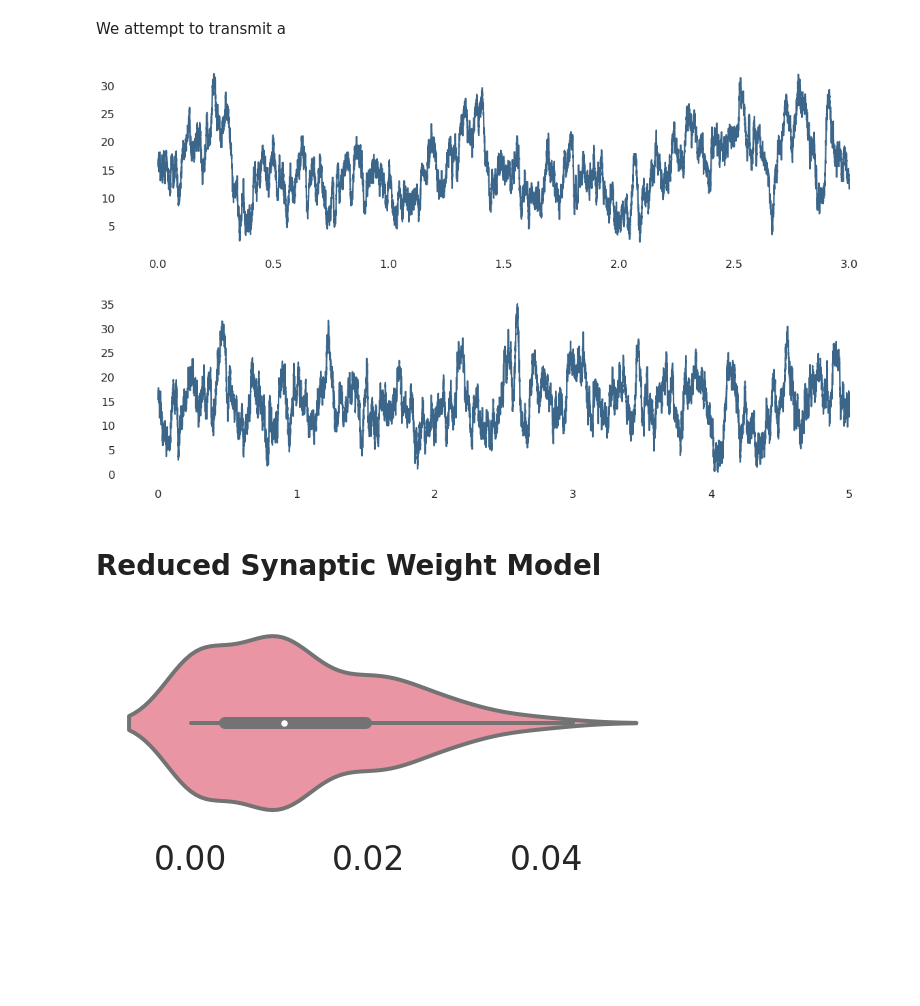
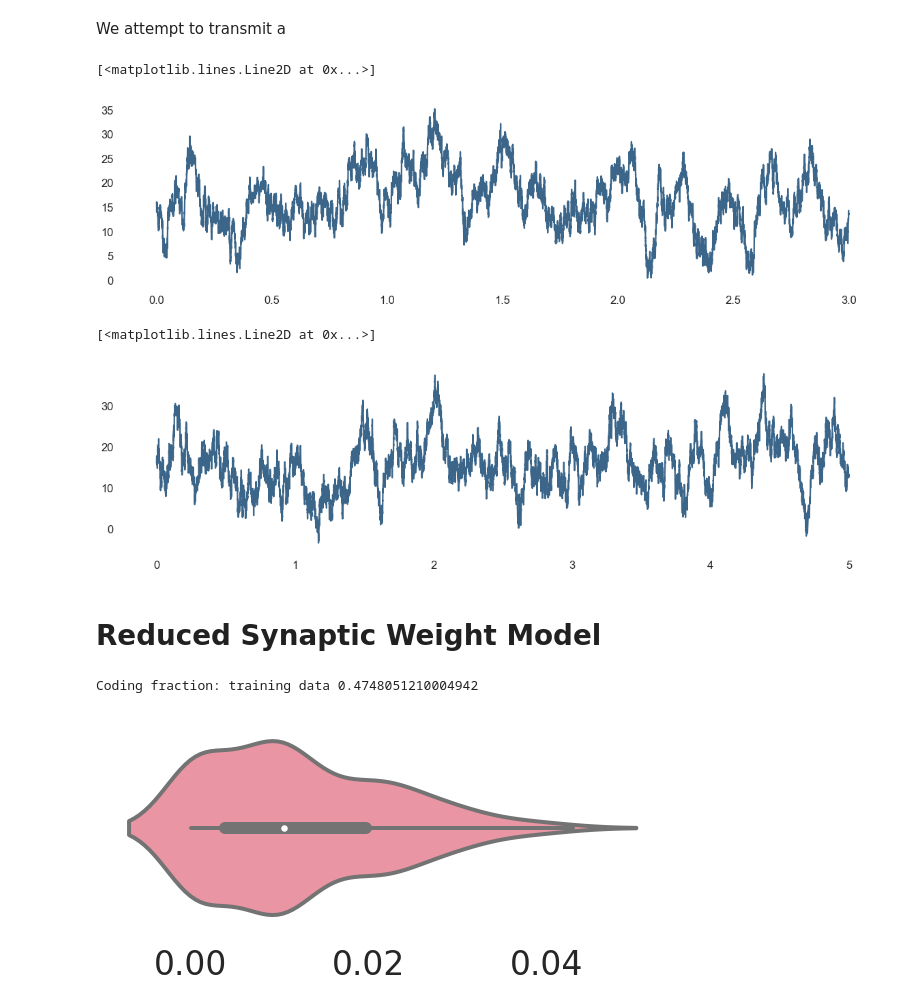
Before and after one commit to nsbspl/async-spike-propagation, a Jupyter notebook: main.ipynb, the cells around one changed output. Drawn from its saved outputs; the diff is of its cells as text; code cells hidden in the pictures; blank space fills up the shorter version.

```diff
--- a/main.ipynb
+++ b/main.ipynb
@@ -95,7 +96,7 @@ test_t_stop = 5000.0
 
 INP_OU_TAU = 50.0
 
-RESULTS_DIR = "./results"
+RESULTS_DIR = "./results/ieee_rev"
 GRAPHS_DIR = "./graphs"
 
 default_style()
@@ -103,19 +104,26 @@ default_style()
 BLUE = '#3b668a'
 # %% [markdown]
 We attempt to transmit a
+# %%
+LOAD_TRAIN = True
+load_train_file = "ieee-rev-train-3.0s.npy"
 # %%
 # INPUT: Slow Signal
-start_time = time.time()
+if LOAD_TRAIN:
+    i_inj = np.load(os.path.join(RESULTS_DIR, load_train_file))
+else:
+    t = np.arange(0, t_stop * 1.0e-3, 1.0e-4)
+    input_slow, _ = ouprocess_gaussian(INP_OU_TAU, dt, t_stop, 1)
+    i_inj = 16.0 + 6.0*input_slow
 
-t = np.arange(0, t_stop * 1.0e-3, 1.0e-4)
-input_slow, _ = ouprocess_gaussian(INP_OU_TAU, dt, t_stop, 1)
-i_inj = 16.0 + 6.0*input_slow
+    np.save(os.path.join(RESULTS_DIR, load_train_file), i_inj)
 
 plt.figure(figsize=(20,5))
 plt.plot(t, i_inj, color=BLUE)
 # plt.title("Train Input: OUProcess")
 # plt.xlabel("t (sec)")
 # plt.ylabel("Current (pA)")
-plt.savefig((os.path.join(GRAPHS_DIR, "ieee-rev-training-inp.png")))
+# plt.savefig((os.path.join(GRAPHS_DIR, "ieee-rev-training-inp.png")))
 # %% [output]
+[<matplotlib.lines.Line2D at 0x...>]
-[figure, old version]
+[figure, new version]
@@ -122,17 +133,24 @@ plt.savefig((os.path.join(GRAPHS_DIR, "ieee-rev-training-inp.png")))
 # %%
-test_t = np.arange(0, test_t_stop * 1.0e-3, 1.0e-4)
+# INPUT: Slow Signal
+if LOAD_TEST:
+    test_i_inj = np.load(os.path.join(RESULTS_DIR, load_test_file))
+else:
+    test_t = np.arange(0, test_t_stop * 1.0e-3, 1.0e-4)
 
-test_input_slow, _ = ouprocess_gaussian(INP_OU_TAU, dt, test_t_stop, 1)
-test_i_inj = 16.0 + 6.0*test_input_slow
+    test_input_slow, _ = ouprocess_gaussian(INP_OU_TAU, dt, test_t_stop, 1)
+    test_i_inj = 16.0 + 6.0*test_input_slow
+
+    np.save(os.path.join(RESULTS_DIR, load_test_file), test_i_inj)
 
 plt.figure(figsize=(20,5))
 plt.plot(test_t, test_i_inj, color=BLUE)
 # plt.title("Test Input: OUProcess")
 # plt.xlabel("t (sec)")
 # plt.ylabel("Current (pA)")
-plt.savefig((os.path.join(GRAPHS_DIR, "ieee-rev-test-inp.png")))
+# plt.savefig((os.path.join(GRAPHS_DIR, "ieee-rev-test-inp.png")))
 # %% [output]
+[<matplotlib.lines.Line2D at 0x...>]
-[figure, old version]
+[figure, new version]
 # %% [markdown]
 # Reduced Synaptic Weight Model
 # %%
@@ -146,6 +164,14 @@ else:
     layer = Layer(NUM_NEURONS)
     layer.train(i_inj=i_inj, exp_output=i_inj, dt=dt, t_stop=t_stop)
 #     layer.save()
+# %%
+out, V, F_binary, F_synaptic = layer.output(i_inj, dt, t_stop)
+_, spike_out = layer.spike(out, dt, t_stop, int_noise_regen=True)
+
+cf_train = 1.0 - np.sqrt(np.linalg.norm(out-i_inj))/np.sqrt(np.linalg.norm(i_inj))
+print("Coding fraction: training data", cf_train)
+# %% [output]
+Coding fraction: training data 0.4748051210004942
 # %%
 # Weight Distribution
 
```
Also changed, not shown: parts of 15 cells of this notebook.
